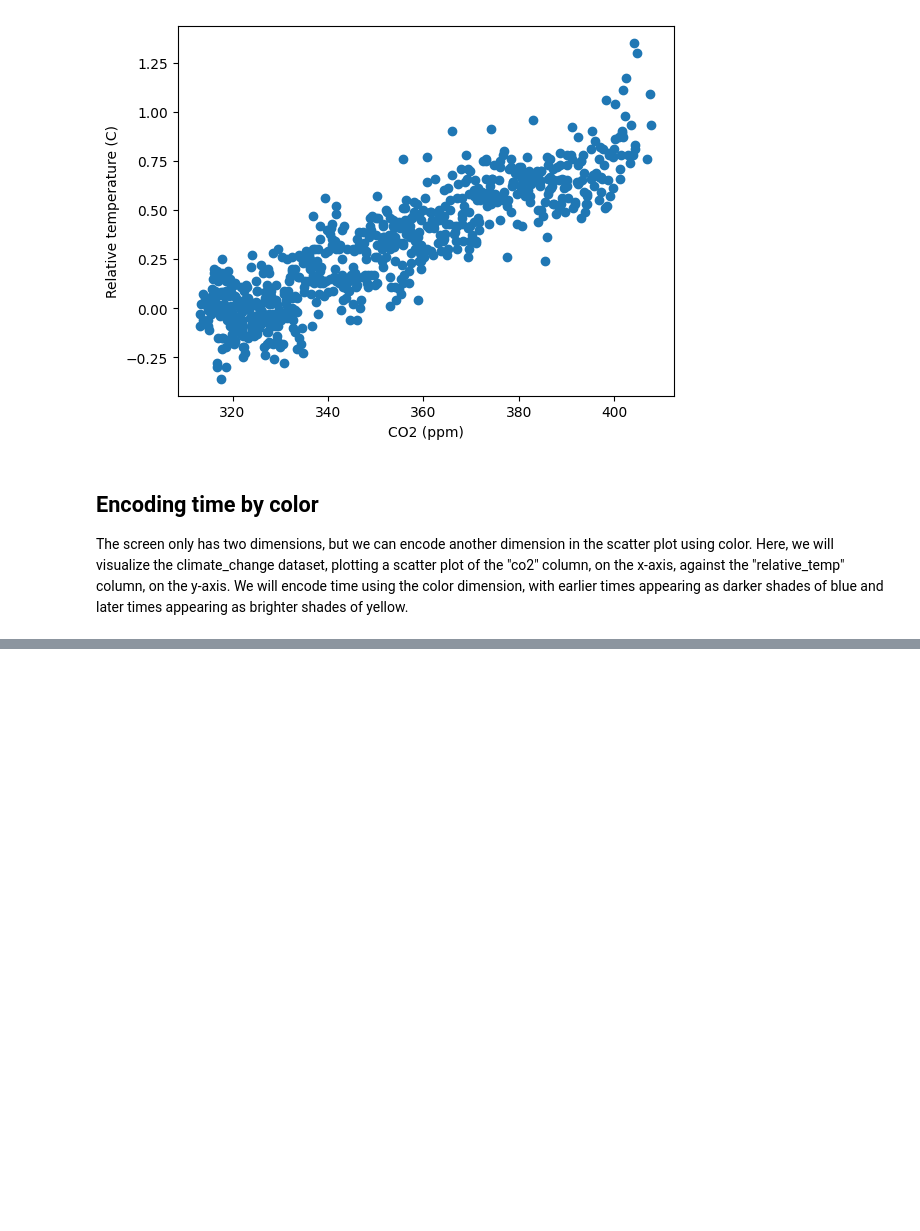
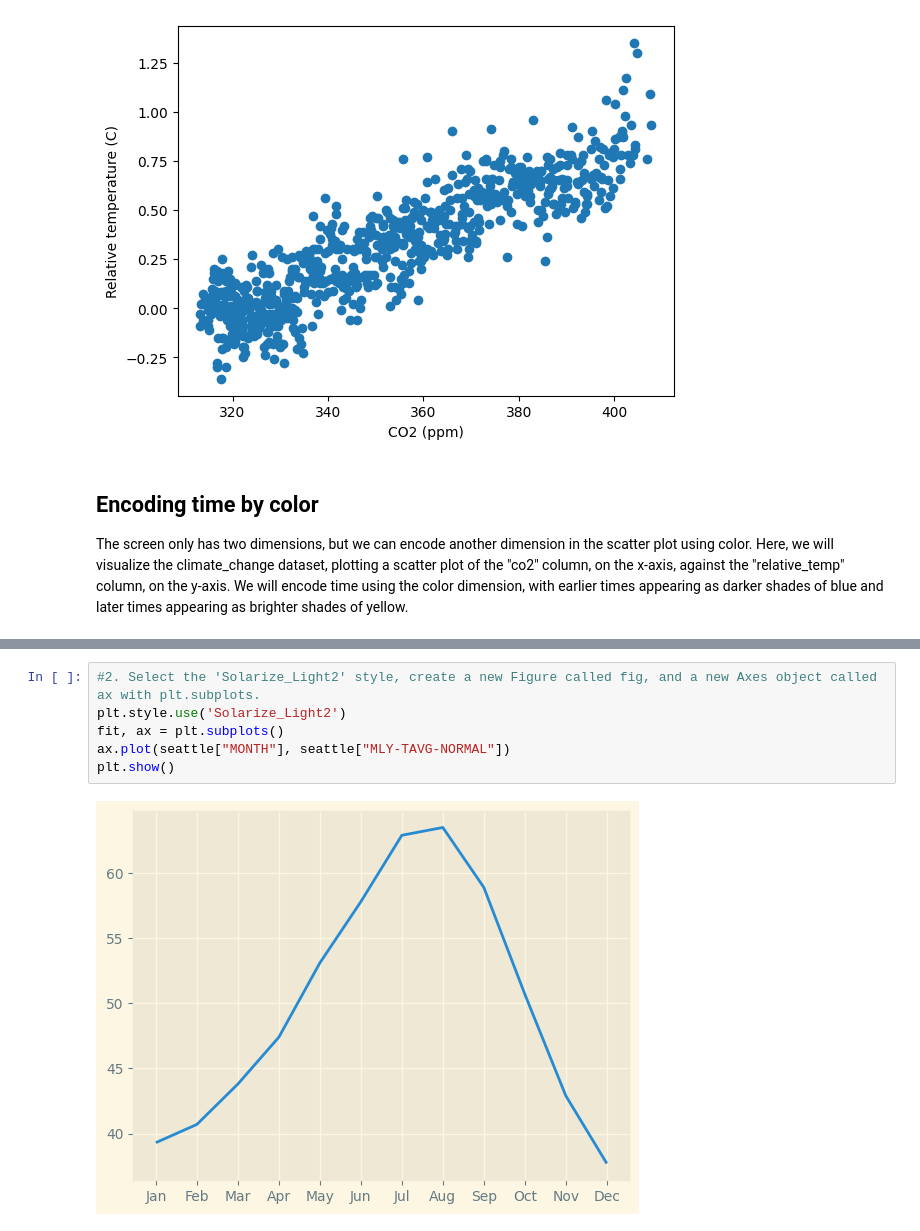
Before and after one commit to Emigbanam/Data-Analysis-Practice, a Jupyter notebook: Data Visualization With Python (Matplotlib).ipynb, the cells around one changed output, grey strips where cells are left out. Cells and saved outputs as stored; diff of their text form; blank space fills up the shorter version.

```diff
--- a/Data Visualization With Python (Matplotlib).ipynb
+++ b/Data Visualization With Python (Matplotlib).ipynb
@@ -601,0 +632,8 @@ The screen only has two dimensions, but we can encode another dimension in the s
+# %%
+#2. Select the 'Solarize_Light2' style, create a new Figure called fig, and a new Axes object called ax with plt.subplots.
+plt.style.use('Solarize_Light2')
+fit, ax = plt.subplots()
+ax.plot(seattle["MONTH"], seattle["MLY-TAVG-NORMAL"])
+plt.show()
+# %% [output]
+[figure, added]
```
Also changed, not shown: parts of 4 cells of this notebook.
